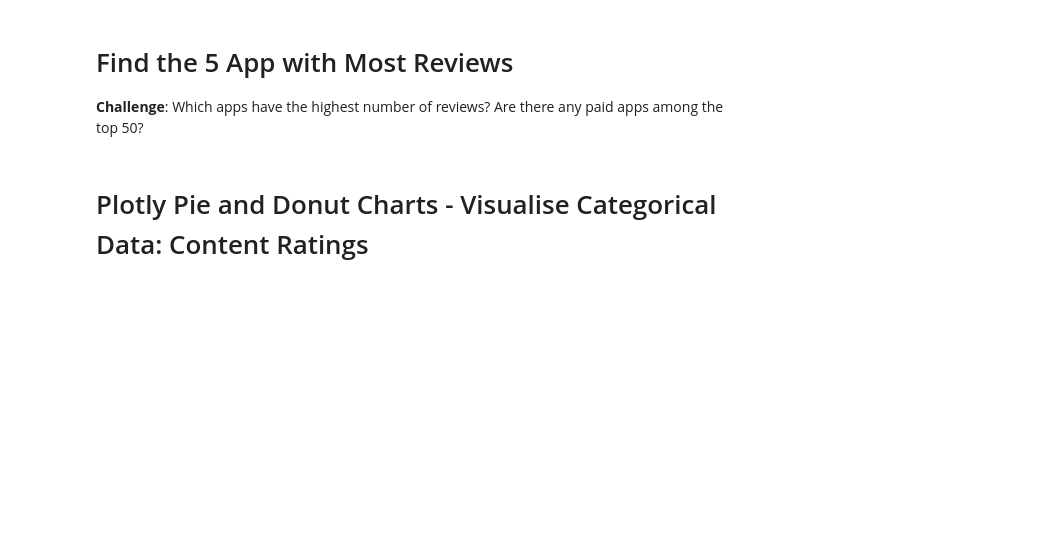
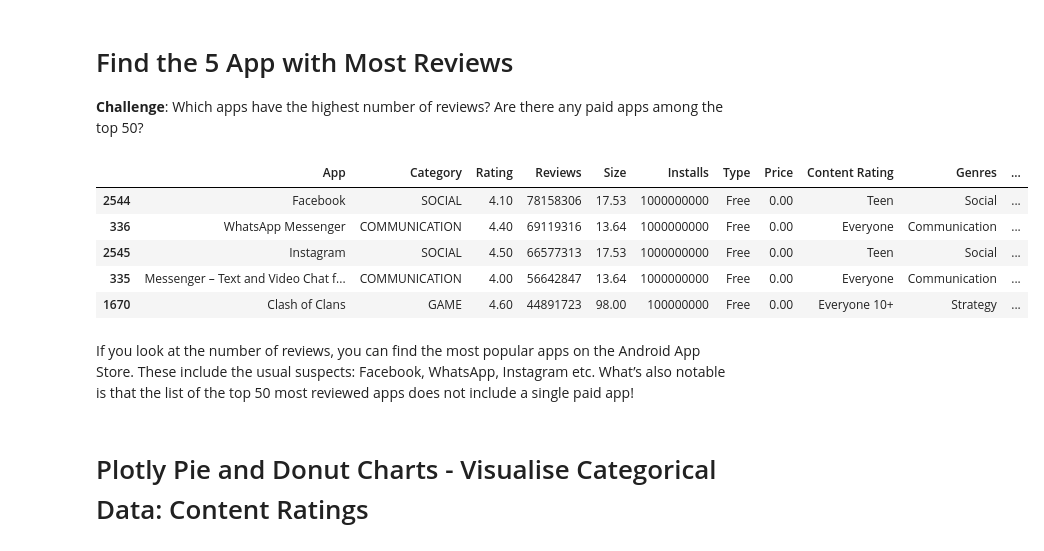
Before and after one commit to M-Awwab-Khan/google-playstore-data-analysis, a Jupyter notebook: Google Play Store App Analytics (start).ipynb, the cells around one changed output. Cells and saved outputs as stored; diff of their text form; code cells hidden in the pictures; blank space fills up the shorter version.

```diff
--- a/Google Play Store App Analytics (start).ipynb
+++ b/Google Play Store App Analytics (start).ipynb
@@ -154,6 +204,17 @@ The installs are not the exact number of installs. If an app has 245,239 install
 # Find the 5 App with Most Reviews
 
 **Challenge**: Which apps have the highest number of reviews? Are there any paid apps among the top 50?
+# %%
+df.sort_values('Reviews', ascending=False).head()
+# %% [output]
+|  | App | Category | Rating | Reviews | Size | Installs | Type | Price | Content Rating | Genres | ... |
+| 2544 | Facebook | SOCIAL | 4.10 | 78158306 | 17.53 | 1000000000 | Free | 0.00 | Teen | Social | ... |
+| 336 | WhatsApp Messenger | COMMUNICATION | 4.40 | 69119316 | 13.64 | 1000000000 | Free | 0.00 | Everyone | Communication | ... |
+| 2545 | Instagram | SOCIAL | 4.50 | 66577313 | 17.53 | 1000000000 | Free | 0.00 | Teen | Social | ... |
+| 335 | Messenger – Text and Video Chat f... | COMMUNICATION | 4.00 | 56642847 | 13.64 | 1000000000 | Free | 0.00 | Everyone | Communication | ... |
+| 1670 | Clash of Clans | GAME | 4.60 | 44891723 | 98.00 | 100000000 | Free | 0.00 | Everyone 10+ | Strategy | ... |
+# %% [markdown]
+If you look at the number of reviews, you can find the most popular apps on the Android App Store. These include the usual suspects: Facebook, WhatsApp, Instagram etc. What’s also notable is that the list of the top 50 most reviewed apps does not include a single paid app!
 # %% [markdown]
 # Plotly Pie and Donut Charts - Visualise Categorical Data: Content Ratings
 # %% [markdown]
```
Also changed, not shown: parts of 6 cells of this notebook.
